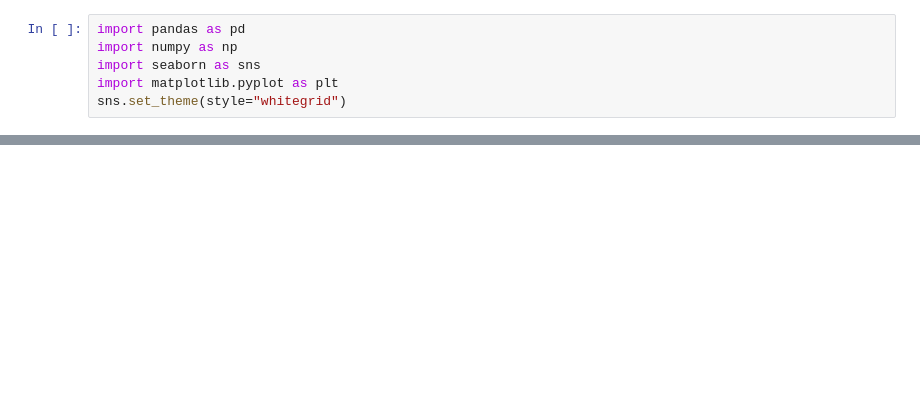
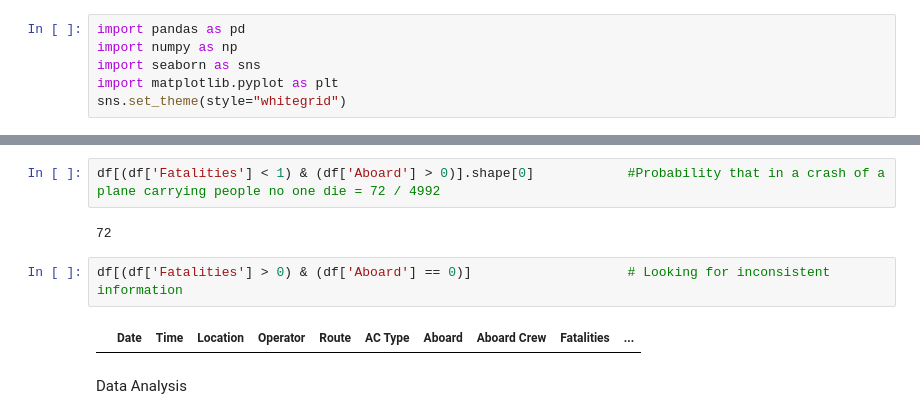
Before and after one commit to motm-1/PI_DA, a Jupyter notebook: eda.ipynb, the cells around one changed output, grey strips where cells are left out. Saved outputs shown, nothing was run; the diff lists cells and outputs as text; blank space fills up the shorter version.

```diff
--- a/eda.ipynb
+++ b/eda.ipynb
@@ -410,0 +123,10 @@ final_df.head()
+# %%
+df[(df['Fatalities'] < 1) & (df['Aboard'] > 0)].shape[0]            #Probability that in a crash of a plane carrying people no one die = 72 / 4992
+# %% [output]
+72
+# %%
+df[(df['Fatalities'] > 0) & (df['Aboard'] == 0)]                    # Looking for inconsistent information
+# %% [output]
+|  | Date | Time | Location | Operator | Route | AC Type | Aboard | Aboard Crew | Fatalities | ... |
+# %% [markdown]
+Data Analysis
```
Also changed, not shown: parts of 52 cells of this notebook, 3 other files.
